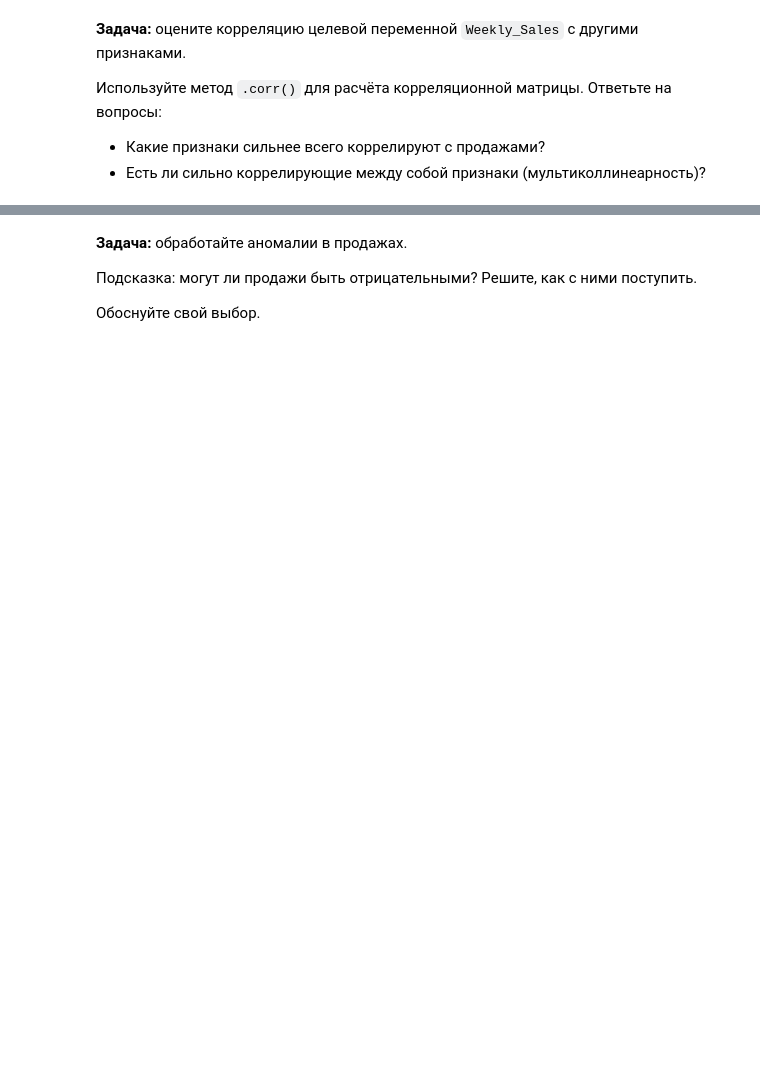
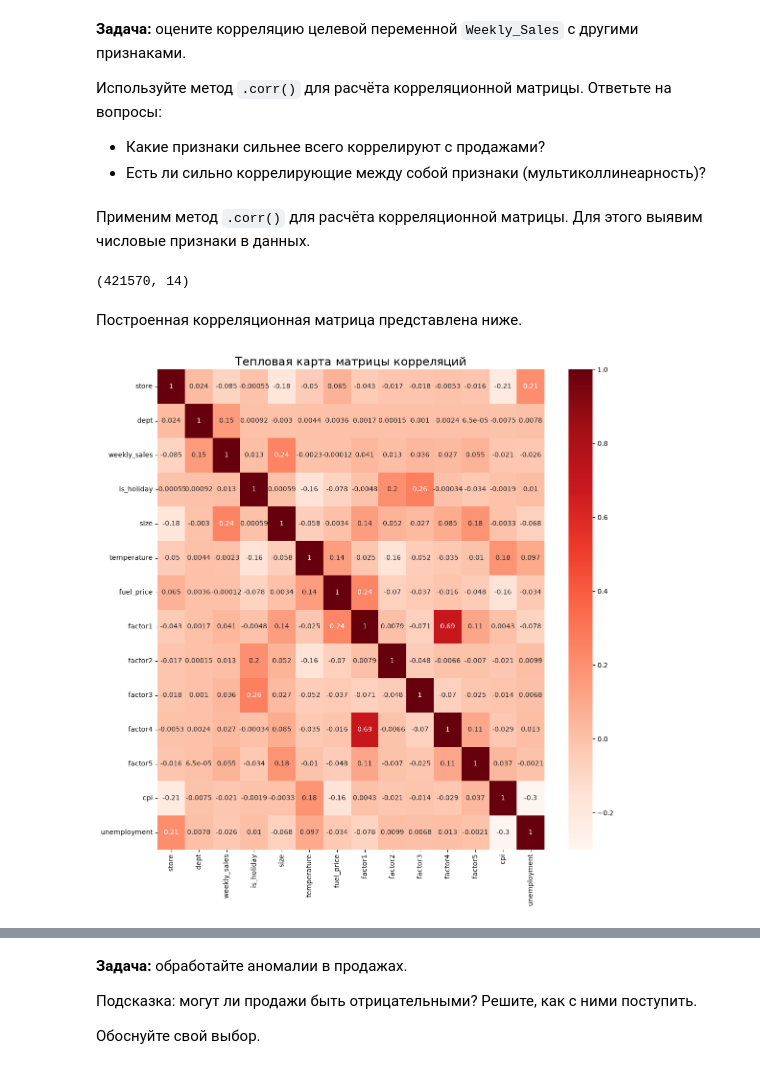
Before and after one commit to AnnaTN/darkstore-ml-airflow-pipeline, a Jupyter notebook: main_notebook.ipynb, the cells around one changed output, grey strips where cells are left out. Saved outputs shown, nothing was run; the diff lists cells and outputs as text; code cells hidden in the pictures; blank space fills up the shorter version.

```diff
--- a/main_notebook.ipynb
+++ b/main_notebook.ipynb
@@ -88,0 +201,3 @@ RANDOM_STATE = 42
+# %%
+for i in range(1, 6):
+    print(f'factor{i}', df_features[f'factor{i}'].nunique())
@@ -88,0 +216,3 @@ RANDOM_STATE = 42
+# %%
+for i in range(1, 6):
+    df_features[f'factor{i}'] = df_features[f'factor{i}'].fillna(df_features[f'factor{i}'].mean())
@@ -99,0 +319,3 @@ RANDOM_STATE = 42
+# %%
+df = df_sales.merge(df_stores, on='store', how='left')
+df = df.merge(df_features, on=['store', 'dept', 'date'], how='left')
@@ -103,3 +356,22 @@ RANDOM_STATE = 42
 Используйте метод `.corr()` для расчёта корреляционной матрицы. Ответьте на вопросы:
 - Какие признаки сильнее всего коррелируют с продажами?
 - Есть ли сильно коррелирующие между собой признаки (мультиколлинеарность)?
+# %% [markdown]
+Применим метод `.corr()` для расчёта корреляционной матрицы. Для этого выявим числовые признаки в данных.
+# %%
+num_cols = df.select_dtypes(['float64', 'int64', 'bool'])
+num_cols.shape
+# %% [output]
+(421570, 14)
+# %% [markdown]
+Построенная корреляционная матрица представлена ниже.
+# %%
+cor_matr = pd.DataFrame(num_cols.corr())
+plt.figure(figsize=(13, 13))
+sns.heatmap(cor_matr,
+            annot=True,
+            cmap='Reds')
+plt.title('Тепловая карта матрицы корреляций', fontsize=17)
+plt.show()
+# %% [output]
+[figure, added]
```
Also changed, not shown: parts of 102 cells of this notebook, 1 other file.
